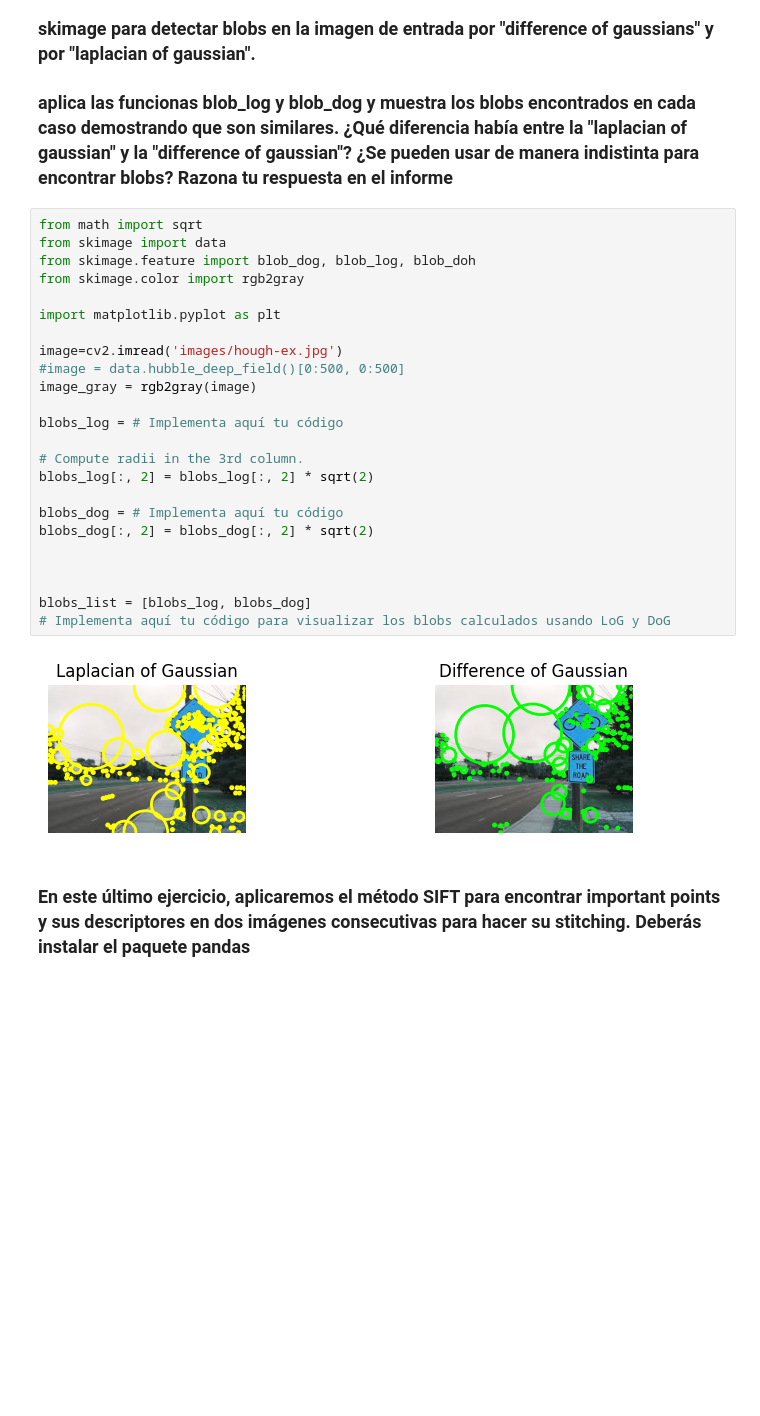
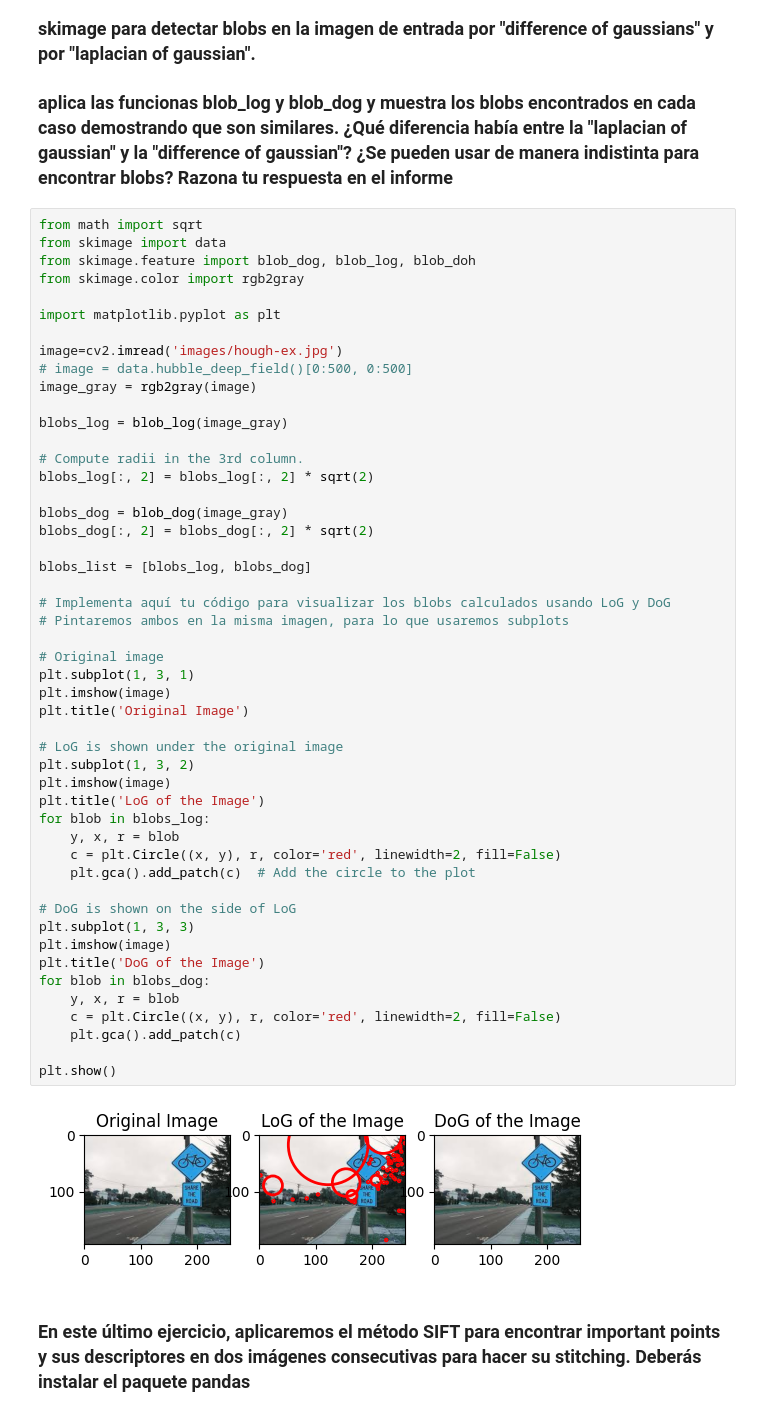
Before and after one commit to Javirios03/Vision_Ordenador, a Jupyter notebook: 3 - Procesado de Imagen (II)/practica3-to do.ipynb, the cells around one changed output. Saved outputs shown, nothing was run; the diff lists cells and outputs as text; blank space fills up the shorter version.

```diff
--- a/3 - Procesado de Imagen (II)/practica3-to do.ipynb
+++ b/3 - Procesado de Imagen (II)/practica3-to do.ipynb
@@ -183,29 +174,54 @@ line_image = np.copy(image) #creating an image copy to draw lines on# Run Hough
 # %%
 from math import sqrt
 from skimage import data
 from skimage.feature import blob_dog, blob_log, blob_doh
 from skimage.color import rgb2gray
 
 import matplotlib.pyplot as plt
 
 image=cv2.imread('images/hough-ex.jpg')
-#image = data.hubble_deep_field()[0:500, 0:500]
+# image = data.hubble_deep_field()[0:500, 0:500]
 image_gray = rgb2gray(image)
 
-blobs_log = # Implementa aquí tu código
+blobs_log = blob_log(image_gray)
 
 # Compute radii in the 3rd column.
 blobs_log[:, 2] = blobs_log[:, 2] * sqrt(2)
 
-blobs_dog = # Implementa aquí tu código
+blobs_dog = blob_dog(image_gray)
 blobs_dog[:, 2] = blobs_dog[:, 2] * sqrt(2)
 
+blobs_list = [blobs_log, blobs_dog]
 
+# Implementa aquí tu código para visualizar los blobs calculados usando LoG y DoG
+# Pintaremos ambos en la misma imagen, para lo que usaremos subplots
 
-blobs_list = [blobs_log, blobs_dog]
-# Implementa aquí tu código para visualizar los blobs calculados usando LoG y DoG
+# Original image
+plt.subplot(1, 3, 1)
+plt.imshow(image)
+plt.title('Original Image')
+
+# LoG is shown under the original image
+plt.subplot(1, 3, 2)
+plt.imshow(image)
+plt.title('LoG of the Image')
+for blob in blobs_log:
+    y, x, r = blob
+    c = plt.Circle((x, y), r, color='red', linewidth=2, fill=False)
+    plt.gca().add_patch(c)  # Add the circle to the plot
+
+# DoG is shown on the side of LoG
+plt.subplot(1, 3, 3)
+plt.imshow(image)
+plt.title('DoG of the Image')
+for blob in blobs_dog:
+    y, x, r = blob
+    c = plt.Circle((x, y), r, color='red', linewidth=2, fill=False)
+    plt.gca().add_patch(c)
+
+plt.show()
 # %% [output]
-[figure, old version]
+[figure, new version]
 # %% [markdown]
 ### En este último ejercicio, aplicaremos el método SIFT para encontrar important points y sus descriptores en dos imágenes consecutivas para hacer su stitching. Deberás instalar el paquete pandas
 # %%
```
Also changed, not shown: parts of 4 cells of this notebook.
